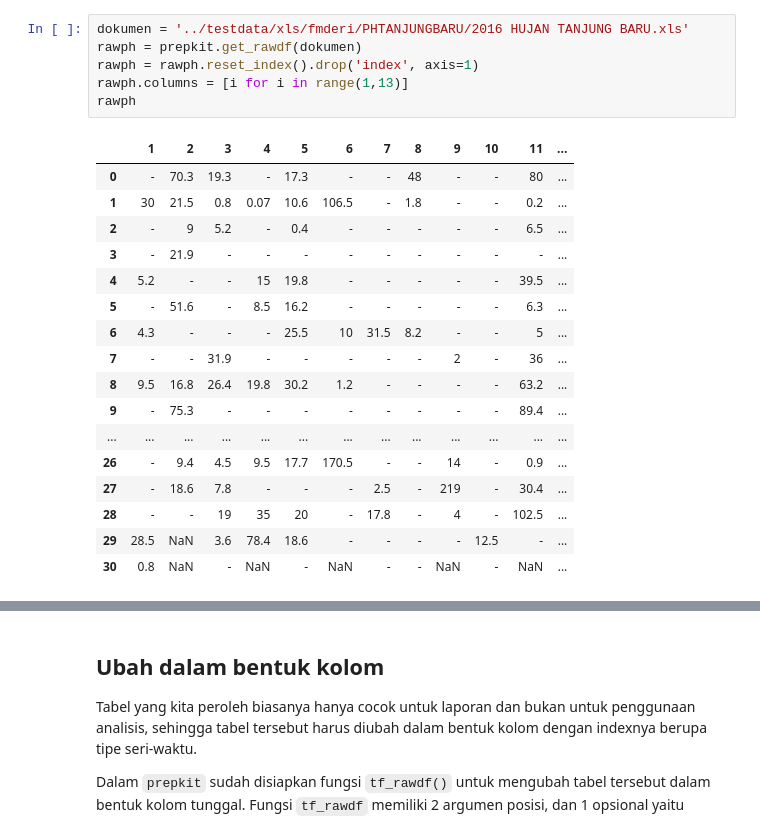
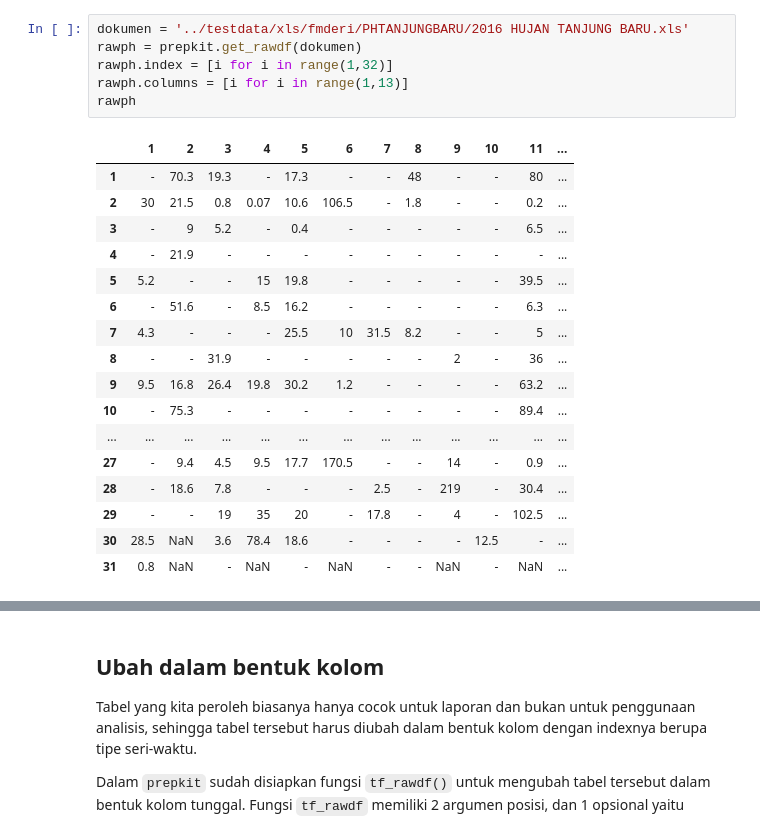
Before and after one commit to hidrokit/hidrokit, a Jupyter notebook: src/Demo Pos Hujan.ipynb, the cells around one changed output, grey strips where cells are left out. Drawn from its saved outputs; the diff is of its cells as text.

```diff
--- a/src/Demo Pos Hujan.ipynb
+++ b/src/Demo Pos Hujan.ipynb
@@ -48,25 +75,25 @@ Kode dibawah ini mendemokan bagaimana memperoleh tabel hujan dalam excel tanpa p
 # %%
 dokumen = '../testdata/xls/fmderi/PHTANJUNGBARU/2016 HUJAN TANJUNG BARU.xls'
 rawph = prepkit.get_rawdf(dokumen)
-rawph = rawph.reset_index().drop('index', axis=1)
+rawph.index = [i for i in range(1,32)]
 rawph.columns = [i for i in range(1,13)]
 rawph
 # %% [output]
 |  | 1 | 2 | 3 | 4 | 5 | 6 | 7 | 8 | 9 | 10 | 11 | ... |
-| 0 | - | 70.3 | 19.3 | - | 17.3 | - | - | 48 | - | - | 80 | ... |
-| 1 | 30 | 21.5 | 0.8 | 0.07 | 10.6 | 106.5 | - | 1.8 | - | - | 0.2 | ... |
-| 2 | - | 9 | 5.2 | - | 0.4 | - | - | - | - | - | 6.5 | ... |
-| 3 | - | 21.9 | - | - | - | - | - | - | - | - | - | ... |
-| 4 | 5.2 | - | - | 15 | 19.8 | - | - | - | - | - | 39.5 | ... |
-| 5 | - | 51.6 | - | 8.5 | 16.2 | - | - | - | - | - | 6.3 | ... |
-| 6 | 4.3 | - | - | - | 25.5 | 10 | 31.5 | 8.2 | - | - | 5 | ... |
-| 7 | - | - | 31.9 | - | - | - | - | - | 2 | - | 36 | ... |
-| 8 | 9.5 | 16.8 | 26.4 | 19.8 | 30.2 | 1.2 | - | - | - | - | 63.2 | ... |
-| 9 | - | 75.3 | - | - | - | - | - | - | - | - | 89.4 | ... |
+| 1 | - | 70.3 | 19.3 | - | 17.3 | - | - | 48 | - | - | 80 | ... |
+| 2 | 30 | 21.5 | 0.8 | 0.07 | 10.6 | 106.5 | - | 1.8 | - | - | 0.2 | ... |
+| 3 | - | 9 | 5.2 | - | 0.4 | - | - | - | - | - | 6.5 | ... |
+| 4 | - | 21.9 | - | - | - | - | - | - | - | - | - | ... |
+| 5 | 5.2 | - | - | 15 | 19.8 | - | - | - | - | - | 39.5 | ... |
+| 6 | - | 51.6 | - | 8.5 | 16.2 | - | - | - | - | - | 6.3 | ... |
+| 7 | 4.3 | - | - | - | 25.5 | 10 | 31.5 | 8.2 | - | - | 5 | ... |
+| 8 | - | - | 31.9 | - | - | - | - | - | 2 | - | 36 | ... |
+| 9 | 9.5 | 16.8 | 26.4 | 19.8 | 30.2 | 1.2 | - | - | - | - | 63.2 | ... |
+| 10 | - | 75.3 | - | - | - | - | - | - | - | - | 89.4 | ... |
 | ... | ... | ... | ... | ... | ... | ... | ... | ... | ... | ... | ... | ... |
-| 26 | - | 9.4 | 4.5 | 9.5 | 17.7 | 170.5 | - | - | 14 | - | 0.9 | ... |
-| 27 | - | 18.6 | 7.8 | - | - | - | 2.5 | - | 219 | - | 30.4 | ... |
-| 28 | - | - | 19 | 35 | 20 | - | 17.8 | - | 4 | - | 102.5 | ... |
-| 29 | 28.5 | NaN | 3.6 | 78.4 | 18.6 | - | - | - | - | 12.5 | - | ... |
-| 30 | 0.8 | NaN | - | NaN | - | NaN | - | - | NaN | - | NaN | ... |
+| 27 | - | 9.4 | 4.5 | 9.5 | 17.7 | 170.5 | - | - | 14 | - | 0.9 | ... |
+| 28 | - | 18.6 | 7.8 | - | - | - | 2.5 | - | 219 | - | 30.4 | ... |
+| 29 | - | - | 19 | 35 | 20 | - | 17.8 | - | 4 | - | 102.5 | ... |
+| 30 | 28.5 | NaN | 3.6 | 78.4 | 18.6 | - | - | - | - | 12.5 | - | ... |
+| 31 | 0.8 | NaN | - | NaN | - | NaN | - | - | NaN | - | NaN | ... |
 # %% [markdown]
```
Also changed, not shown: parts of 35 cells of this notebook, 5 other files.
